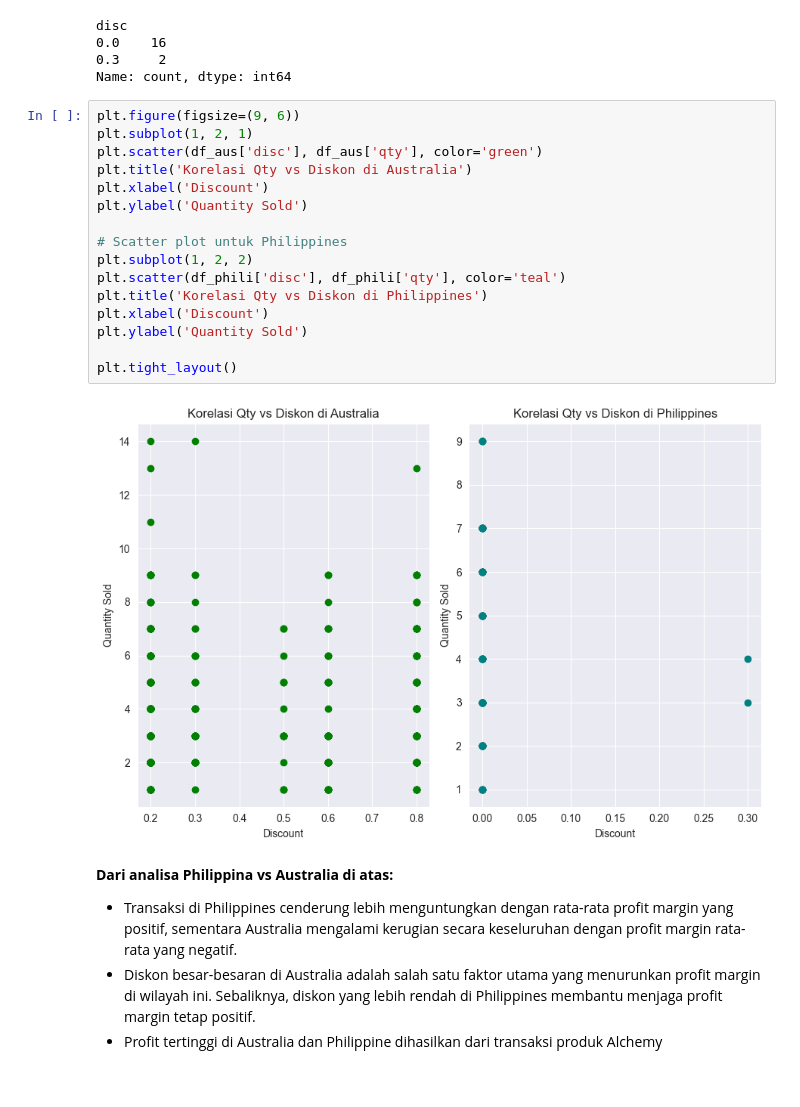
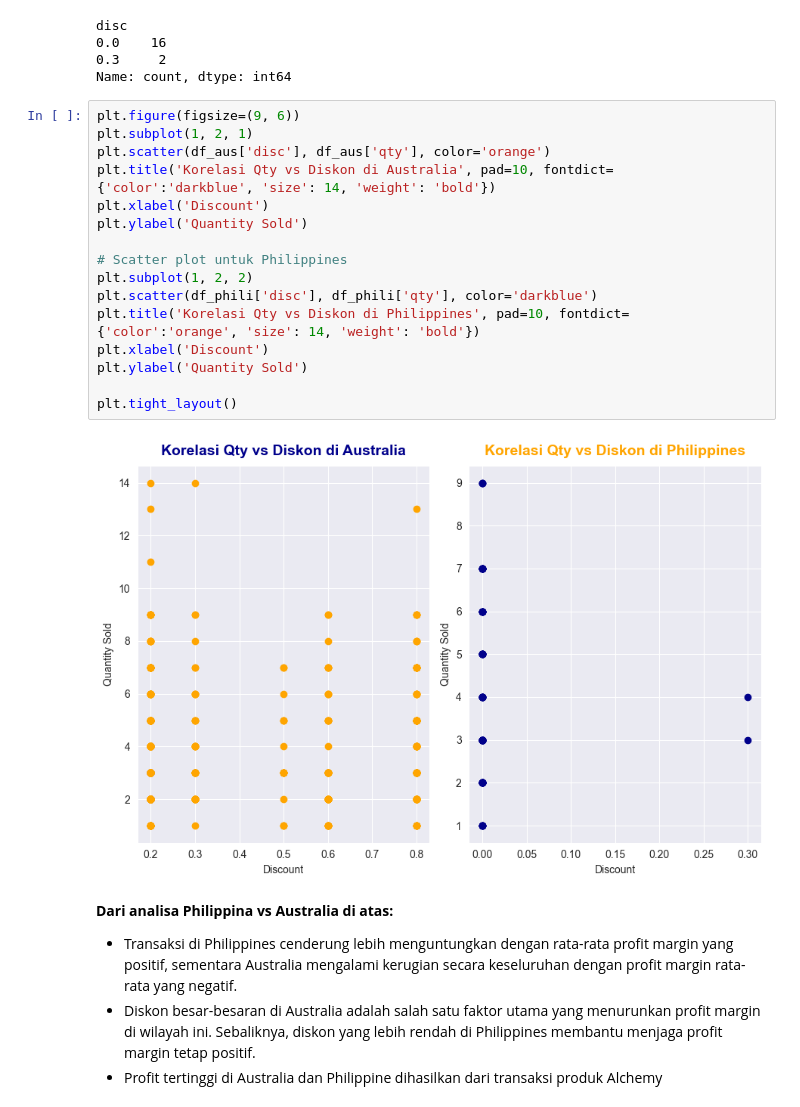
Before and after one commit to tamaracoding/analisis-profitabilitas-regional-AWS-Capstone-Project-2, a Jupyter notebook: Aws Saas Regional Profitability Analysis.ipynb, the cells around one changed output. Drawn from its saved outputs; the diff is of its cells as text.

```diff
--- a/Aws Saas Regional Profitability Analysis.ipynb
+++ b/Aws Saas Regional Profitability Analysis.ipynb
@@ -859,21 +869,21 @@ Name: count, dtype: int64
 # %%
 plt.figure(figsize=(9, 6))
 plt.subplot(1, 2, 1)
-plt.scatter(df_aus['disc'], df_aus['qty'], color='green')
-plt.title('Korelasi Qty vs Diskon di Australia')
+plt.scatter(df_aus['disc'], df_aus['qty'], color='orange')
+plt.title('Korelasi Qty vs Diskon di Australia', pad=10, fontdict={'color':'darkblue', 'size': 14, 'weight': 'bold'})
 plt.xlabel('Discount')
 plt.ylabel('Quantity Sold')
 
 # Scatter plot untuk Philippines
 plt.subplot(1, 2, 2)
-plt.scatter(df_phili['disc'], df_phili['qty'], color='teal')
-plt.title('Korelasi Qty vs Diskon di Philippines')
+plt.scatter(df_phili['disc'], df_phili['qty'], color='darkblue')
+plt.title('Korelasi Qty vs Diskon di Philippines', pad=10, fontdict={'color':'orange', 'size': 14, 'weight': 'bold'})
 plt.xlabel('Discount')
 plt.ylabel('Quantity Sold')
 
 plt.tight_layout()
 # %% [output]
-[figure, old version]
+[figure, new version]
 # %% [markdown]
 **Dari analisa Philippina vs Australia di atas:**
 - Transaksi di Philippines cenderung lebih menguntungkan dengan rata-rata profit margin yang positif, sementara Australia mengalami kerugian secara keseluruhan dengan profit margin rata-rata yang negatif.
```
Also changed, not shown: parts of 11 cells of this notebook.
